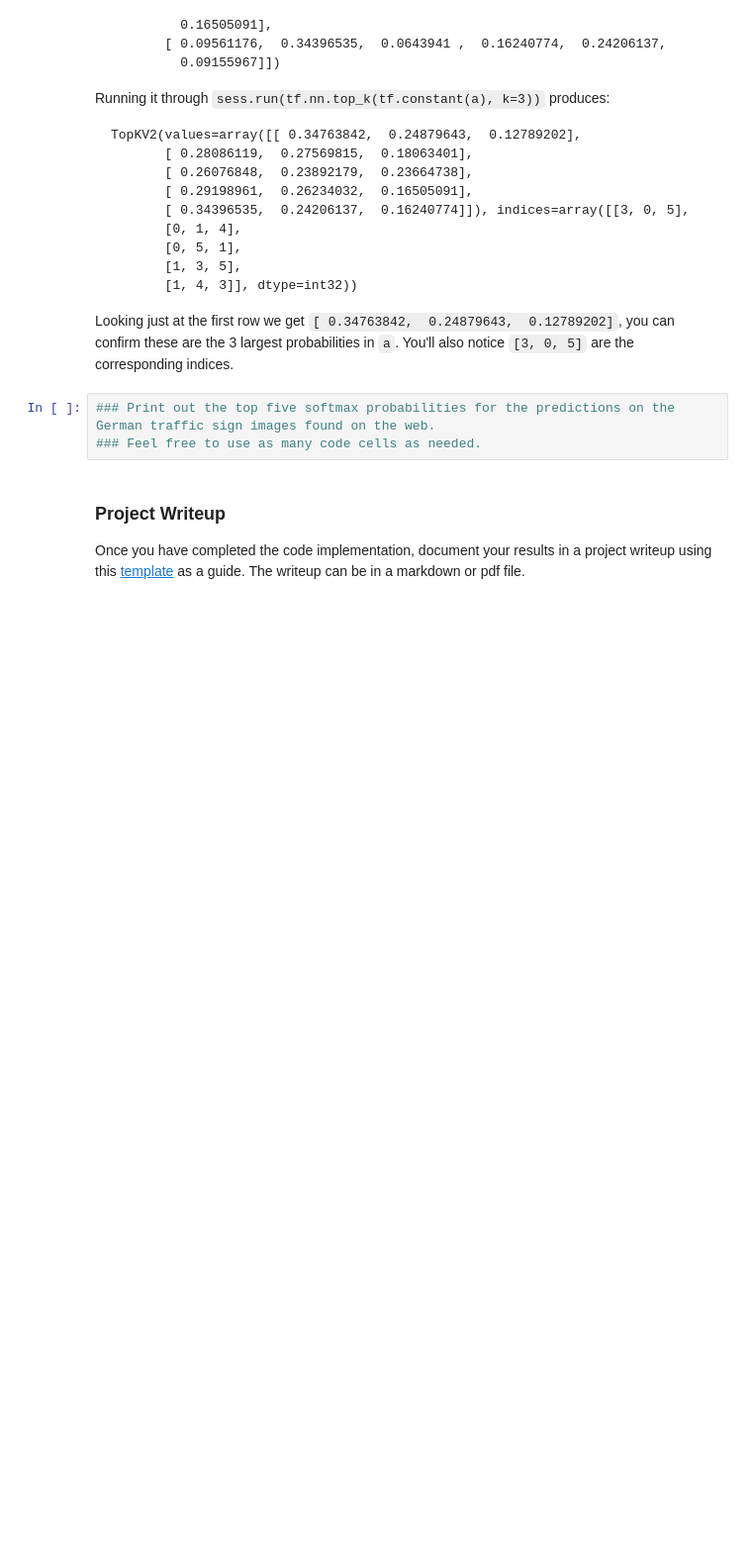
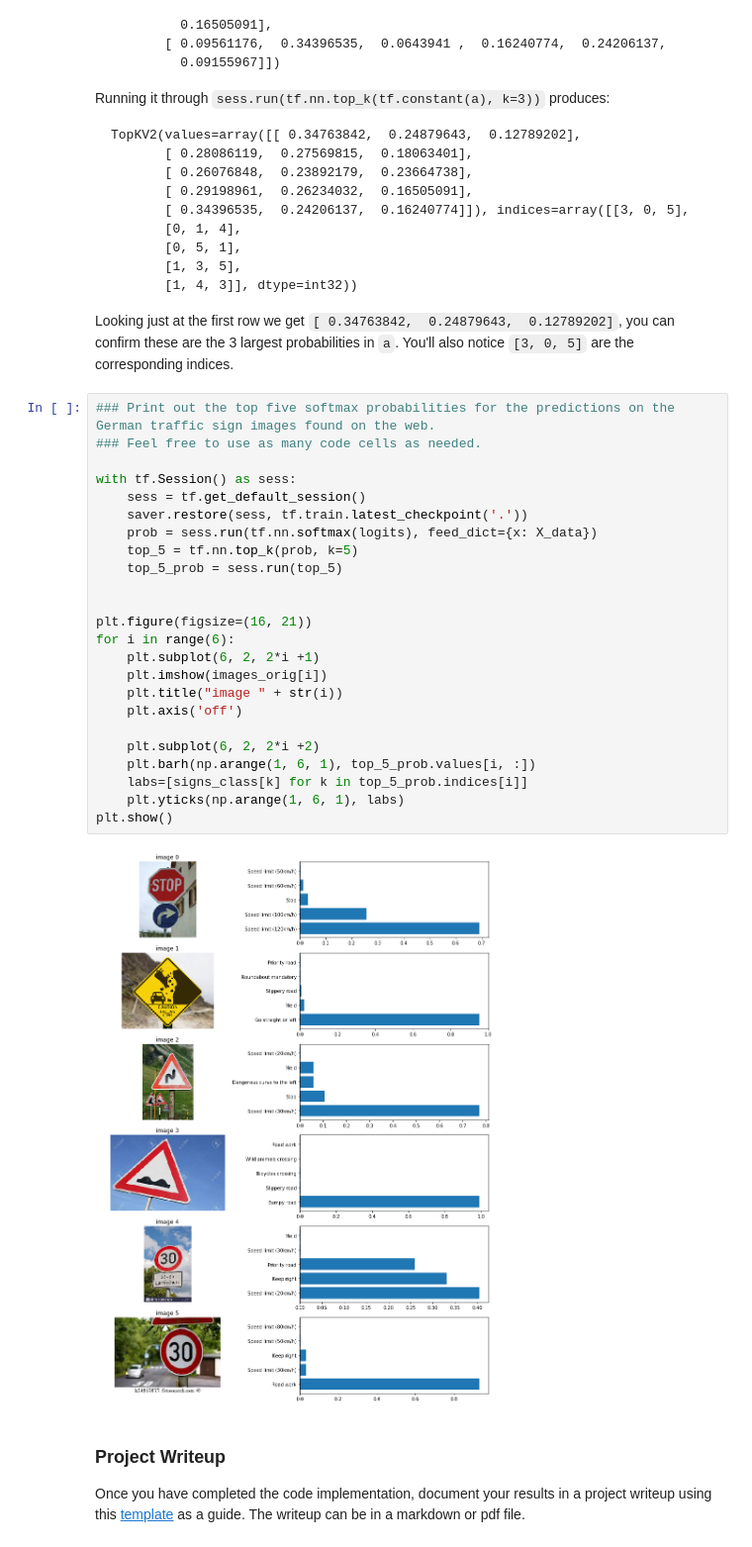
Before and after one commit to shmulik-willinger/traffic_sign_classifier, a Jupyter notebook: Traffic_Sign_Classifier.ipynb, the cells around one changed output. Shown at 99% size. Saved outputs shown, nothing was run; the diff lists cells and outputs as text; blank space fills up the shorter version.

````diff
--- a/Traffic_Sign_Classifier.ipynb
+++ b/Traffic_Sign_Classifier.ipynb
@@ -670,9 +728,32 @@ TopKV2(values=array([[ 0.34763842,  0.24879643,  0.12789202],
 ```
 
 Looking just at the first row we get `[ 0.34763842,  0.24879643,  0.12789202]`, you can confirm these are the 3 largest probabilities in `a`. You'll also notice `[3, 0, 5]` are the corresponding indices.
-# %%
-### Print out the top five softmax probabilities for the predictions on the German traffic sign images found on the web.
-### Feel free to use as many code cells as needed.
+# %%
+### Print out the top five softmax probabilities for the predictions on the German traffic sign images found on the web.
+### Feel free to use as many code cells as needed.
+
+with tf.Session() as sess:
+    sess = tf.get_default_session()
+    saver.restore(sess, tf.train.latest_checkpoint('.'))
+    prob = sess.run(tf.nn.softmax(logits), feed_dict={x: X_data})
+    top_5 = tf.nn.top_k(prob, k=5)
+    top_5_prob = sess.run(top_5)
+
+
+plt.figure(figsize=(16, 21))
+for i in range(6):
+    plt.subplot(6, 2, 2*i +1)
+    plt.imshow(images_orig[i])
+    plt.title("image " + str(i))
+    plt.axis('off')
+
+    plt.subplot(6, 2, 2*i +2)
+    plt.barh(np.arange(1, 6, 1), top_5_prob.values[i, :])
+    labs=[signs_class[k] for k in top_5_prob.indices[i]]
+    plt.yticks(np.arange(1, 6, 1), labs)
+plt.show()
+# %% [output]
+[figure, added]
 # %% [markdown]
 ### Project Writeup
 
````
Also changed, not shown: parts of 15 cells of this notebook, 6 other files.
